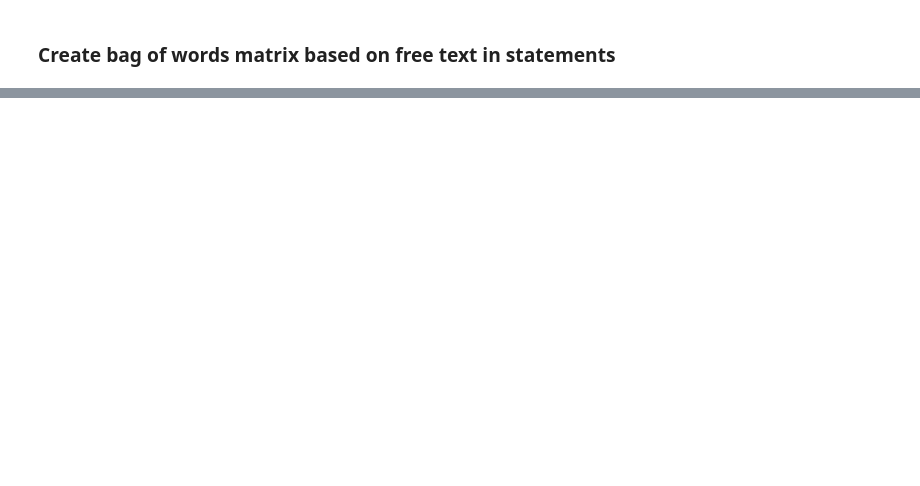
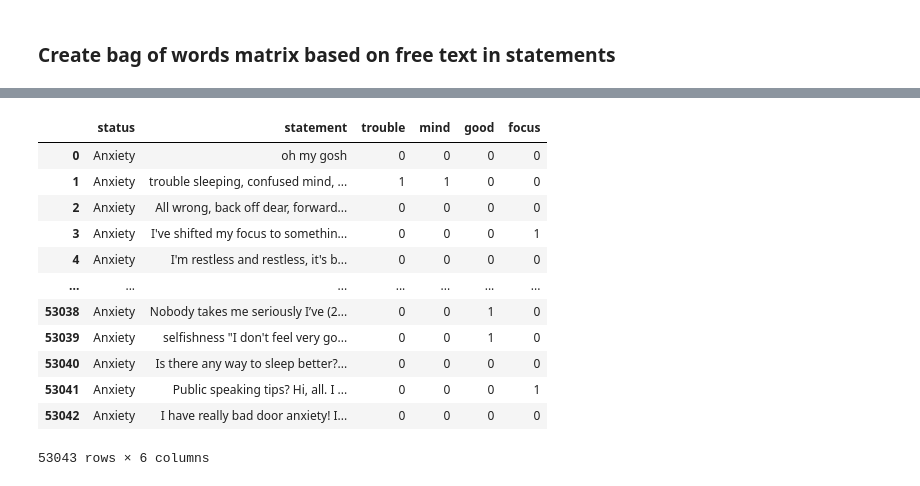
Before and after one commit to Mike812/kaggle, a Jupyter notebook: mental_health/MentalHealth.ipynb, the cells around one changed output, grey strips where cells are left out. Drawn from its saved outputs; the diff is of its cells as text; code cells hidden in the pictures; blank space fills up the shorter version.

```diff
--- a/mental_health/MentalHealth.ipynb
+++ b/mental_health/MentalHealth.ipynb
@@ -48,0 +114,17 @@ bag_of_words.head()
+# %%
+# check examples of bow matrix
+combined[["status", "statement", "trouble", "mind", "good", "focus"]]
+# %% [output]
+|  | status | statement | trouble | mind | good | focus |
+| 0 | Anxiety | oh my gosh | 0 | 0 | 0 | 0 |
+| 1 | Anxiety | trouble sleeping, confused mind, ... | 1 | 1 | 0 | 0 |
+| 2 | Anxiety | All wrong, back off dear, forward... | 0 | 0 | 0 | 0 |
+| 3 | Anxiety | I've shifted my focus to somethin... | 0 | 0 | 0 | 1 |
+| 4 | Anxiety | I'm restless and restless, it's b... | 0 | 0 | 0 | 0 |
+| ... | ... | ... | ... | ... | ... | ... |
+| 53038 | Anxiety | Nobody takes me seriously I’ve (2... | 0 | 0 | 1 | 0 |
+| 53039 | Anxiety | selfishness "I don't feel very go... | 0 | 0 | 1 | 0 |
+| 53040 | Anxiety | Is there any way to sleep better?... | 0 | 0 | 0 | 0 |
+| 53041 | Anxiety | Public speaking tips? Hi, all. I ... | 0 | 0 | 0 | 1 |
+| 53042 | Anxiety | I have really bad door anxiety! I... | 0 | 0 | 0 | 0 |
+53043 rows × 6 columns
```
Also changed, not shown: parts of 15 cells of this notebook, 6 other files.
